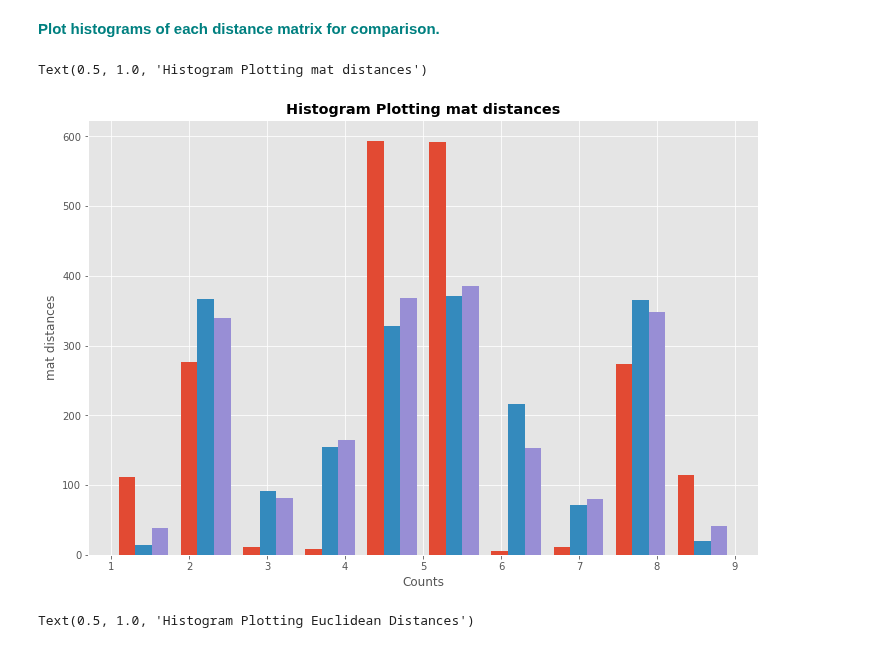
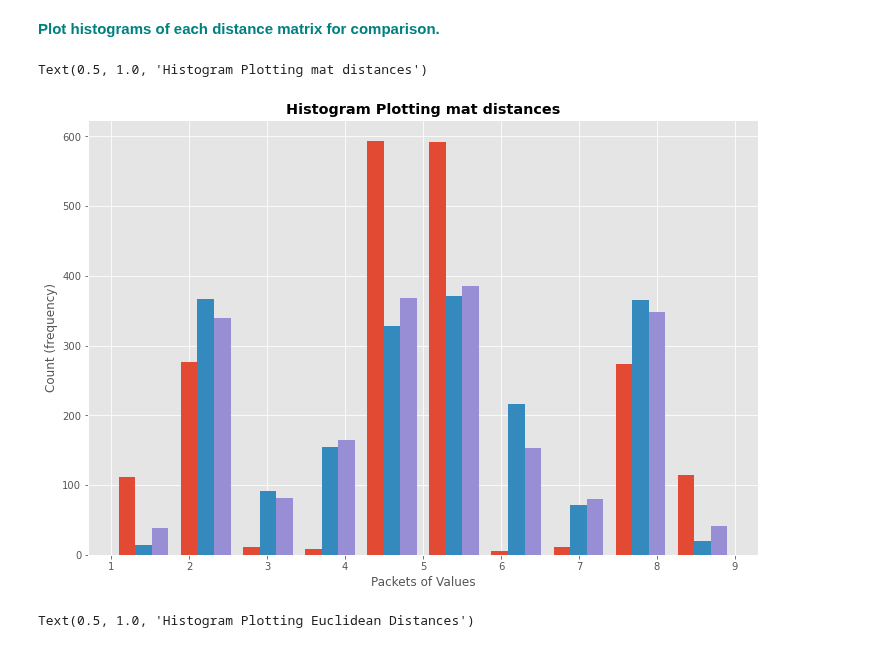
Before and after one commit to pablo-git8/Springboard-DS-Career-Track, a Jupyter notebook: Unit15-2_Euc_Manh_CaseStudy/Euclidean_and_Manhattan_Distances_Case_Study.ipynb, the cells around one changed output. Saved outputs shown, nothing was run; the diff lists cells and outputs as text; code cells hidden in the pictures.

```diff
--- a/Unit15-2_Euc_Manh_CaseStudy/Euclidean_and_Manhattan_Distances_Case_Study.ipynb
+++ b/Unit15-2_Euc_Manh_CaseStudy/Euclidean_and_Manhattan_Distances_Case_Study.ipynb
@@ -81,13 +96,13 @@ largeMat = np.random.random((10000,100))
 # %%
 plt.figure(figsize=(12, 8))
 plt.hist(mat);
-plt.xlabel('Counts')
-plt.ylabel('mat distances')
+plt.xlabel('Packets of Values')
+plt.ylabel('Count (frequency)')
 plt.title('Histogram Plotting mat distances',
           fontweight ="bold")
 # %% [output]
 Text(0.5, 1.0, 'Histogram Plotting mat distances')
-[figure, old version]
+[figure, new version]
 # %%
 plt.figure(figsize=(12, 8))
 plt.hist(DistEuclid);
```
Also changed, not shown: parts of 1 cell of this notebook.
